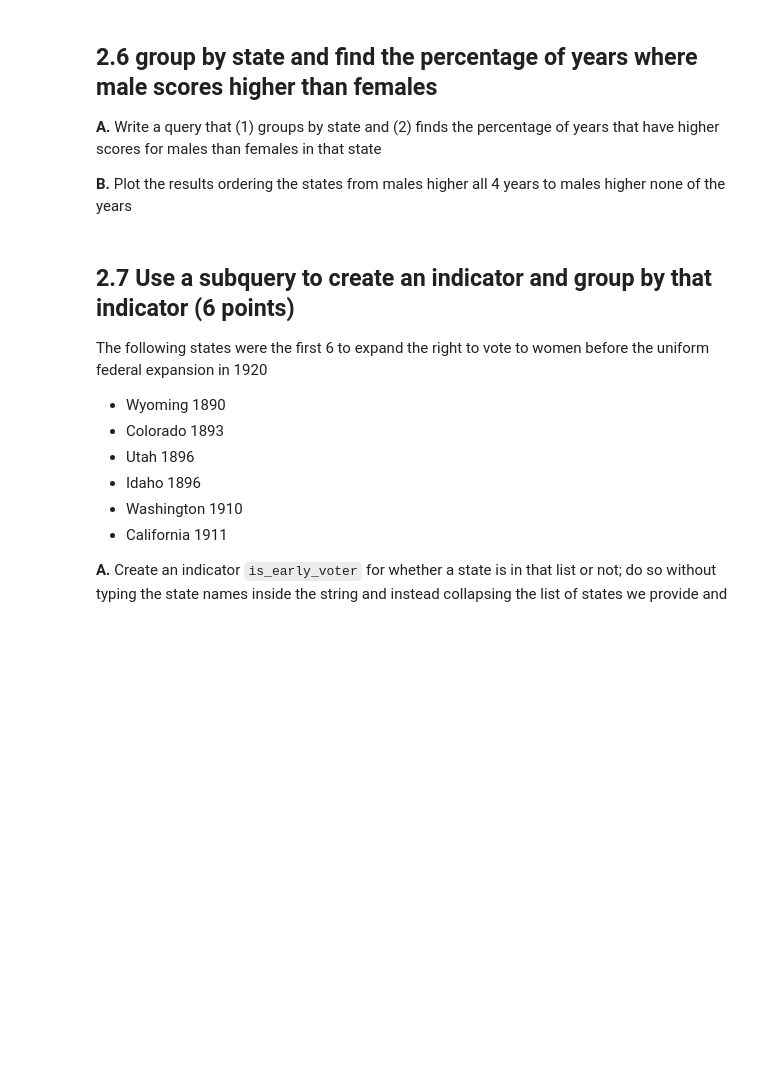
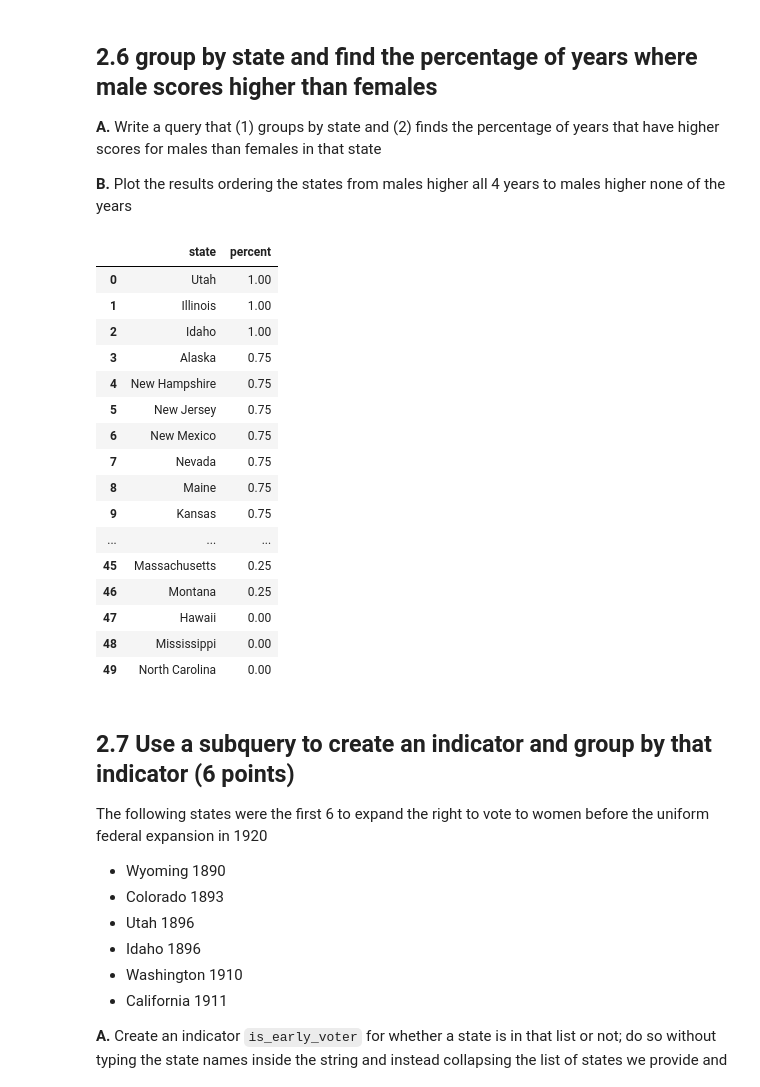
Before and after one commit to tommy-robinson/QSS20_S25, a Jupyter notebook: my_work/pset4/pset4_blank.ipynb, the cells around one changed output. Cells and saved outputs as stored; diff of their text form; code cells hidden in the pictures; blank space fills up the shorter version.

```diff
--- a/my_work/pset4/pset4_blank.ipynb
+++ b/my_work/pset4/pset4_blank.ipynb
@@ -293,0 +283,8 @@ creds = load_creds("PATH TO YOUR CREDS FILE")
+# %%
+creds = load_creds("math_gen_cred.yaml")
+cnx = mysql.connector.connect(user=creds['practice_database']['user'],
+                            password=creds['practice_database']['password'],
+                            port=creds['practice_database']['port'],
+                            database= creds['practice_database']['database'],
+                            host = creds['practice_database']['host'])
+cnx
@@ -332,3 +415,38 @@ Read in the results, print the head, and find the mean across all rows (the perc
+# %%
+# your code here
+group_state_query = """
+SELECT state, SUM(is_male_higher) / COUNT(*) AS percent
+FROM (
+    SELECT *,
+    CASE
+        WHEN male > female THEN 1
+        ELSE 0
+    END AS is_male_higher
+    FROM math_gencompare
+) AS sub
+GROUP BY state
+ORDER BY percent DESC
+"""
+group_state_d = pd.read_sql_query(group_state_query, cnx)
+group_state_d
+# %% [output]
+|  | state | percent |
+| 0 | Utah | 1.00 |
+| 1 | Illinois | 1.00 |
+| 2 | Idaho | 1.00 |
+| 3 | Alaska | 0.75 |
+| 4 | New Hampshire | 0.75 |
+| 5 | New Jersey | 0.75 |
+| 6 | New Mexico | 0.75 |
+| 7 | Nevada | 0.75 |
+| 8 | Maine | 0.75 |
+| 9 | Kansas | 0.75 |
+| ... | ... | ... |
+| 45 | Massachusetts | 0.25 |
+| 46 | Montana | 0.25 |
+| 47 | Hawaii | 0.00 |
+| 48 | Mississippi | 0.00 |
+| 49 | North Carolina | 0.00 |
 # %% [markdown]
 ## 2.7 Use a subquery to create an indicator and group by that indicator (6 points)
 
```
Also changed, not shown: parts of 20 cells of this notebook, 1 other file.
